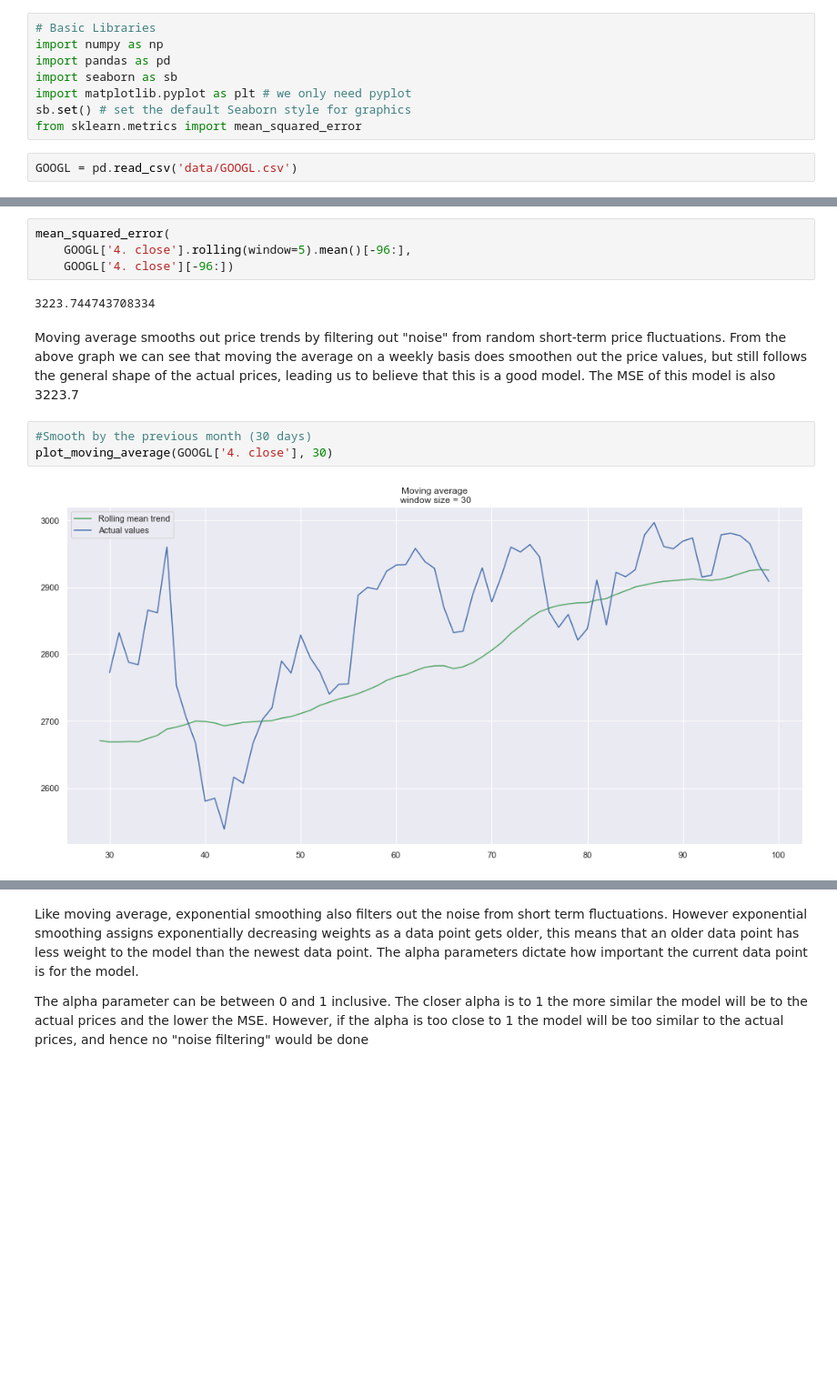
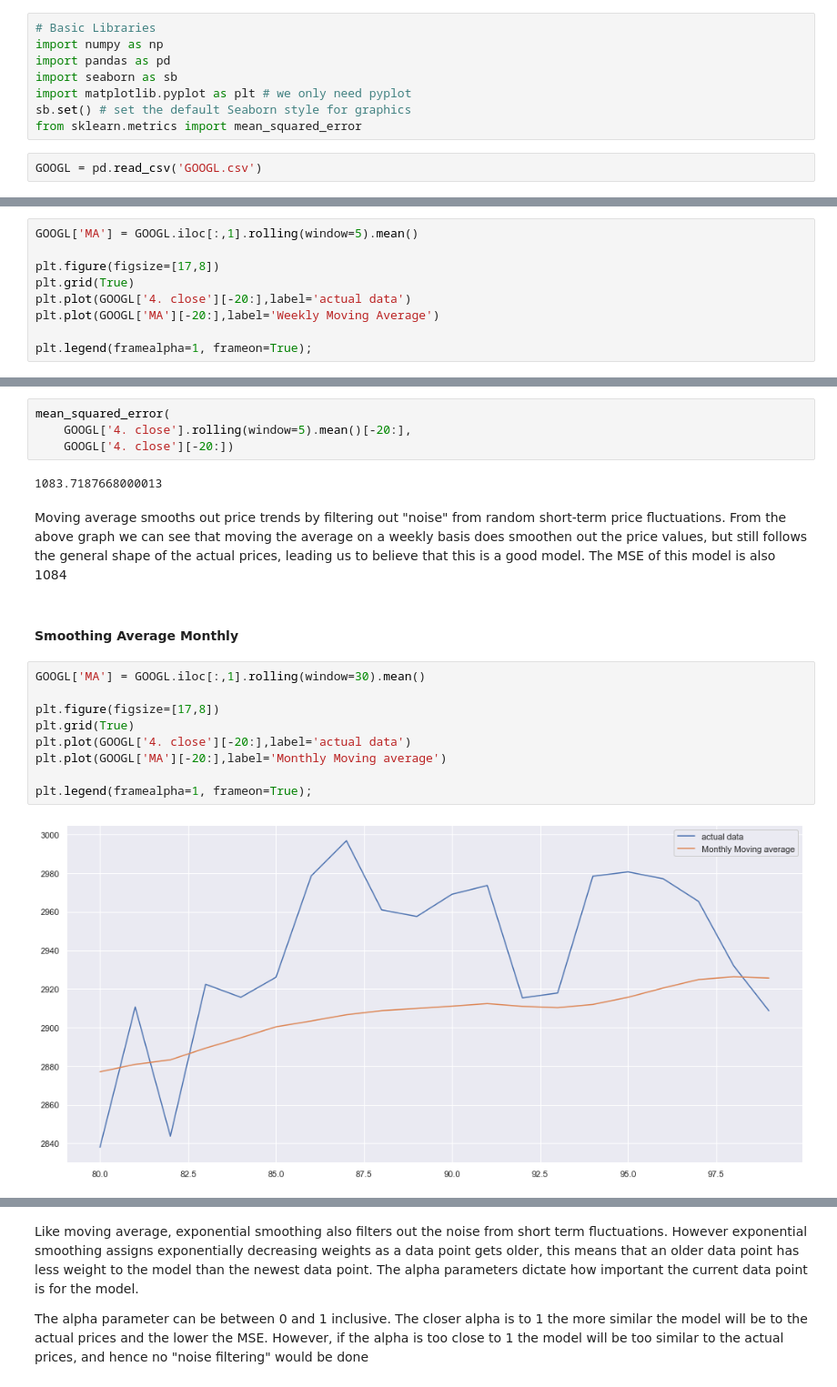
Before and after one commit to Hither1/sc5010, a Jupyter notebook: Model345.ipynb, the cells around one changed output, grey strips where cells are left out. Shown at 91% size. Cells and saved outputs as stored; diff of their text form; blank space fills up the shorter version.

```diff
--- a/Model345.ipynb
+++ b/Model345.ipynb
@@ -7,5 +7,5 @@ import matplotlib.pyplot as plt # we only need pyplot
 sb.set() # set the default Seaborn style for graphics
 from sklearn.metrics import mean_squared_error
 # %%
-GOOGL = pd.read_csv('data/GOOGL.csv')
+GOOGL = pd.read_csv('GOOGL.csv')
 # %% [markdown]
@@ -51,0 +24,9 @@ GOOGL['4. close'].rolling(window=5).mean().isnull().sum()
+# %%
+GOOGL['MA'] = GOOGL.iloc[:,1].rolling(window=5).mean()
+
+plt.figure(figsize=[17,8])
+plt.grid(True)
+plt.plot(GOOGL['4. close'][-20:],label='actual data')
+plt.plot(GOOGL['MA'][-20:],label='Weekly Moving Average')
+
+plt.legend(framealpha=1, frameon=True);
@@ -52,13 +35,21 @@ GOOGL['4. close'].rolling(window=5).mean().isnull().sum()
 # %%
 mean_squared_error(
-    GOOGL['4. close'].rolling(window=5).mean()[-96:],
-    GOOGL['4. close'][-96:])
+    GOOGL['4. close'].rolling(window=5).mean()[-20:],
+    GOOGL['4. close'][-20:])
 # %% [output]
-3223.744743708334
+1083.7187668000013
 # %% [markdown]
-Moving average smooths out price trends by filtering out "noise" from random short-term price fluctuations. From the above graph we can see that moving the average on a weekly basis does smoothen out the price values, but still follows the general shape of the actual prices, leading us to believe that this is a good model. The MSE of this model is also 3223.7
+Moving average smooths out price trends by filtering out "noise" from random short-term price fluctuations. From the above graph we can see that moving the average on a weekly basis does smoothen out the price values, but still follows the general shape of the actual prices, leading us to believe that this is a good model. The MSE of this model is also 1084
+# %% [markdown]
+#### Smoothing Average Monthly
 # %%
-#Smooth by the previous month (30 days)
-plot_moving_average(GOOGL['4. close'], 30)
+GOOGL['MA'] = GOOGL.iloc[:,1].rolling(window=30).mean()
+
+plt.figure(figsize=[17,8])
+plt.grid(True)
+plt.plot(GOOGL['4. close'][-20:],label='actual data')
+plt.plot(GOOGL['MA'][-20:],label='Monthly Moving average')
+
+plt.legend(framealpha=1, frameon=True);
 # %% [output]
-[figure, old version]
+[figure, new version]
```
Also changed, not shown: parts of 36 cells of this notebook.
